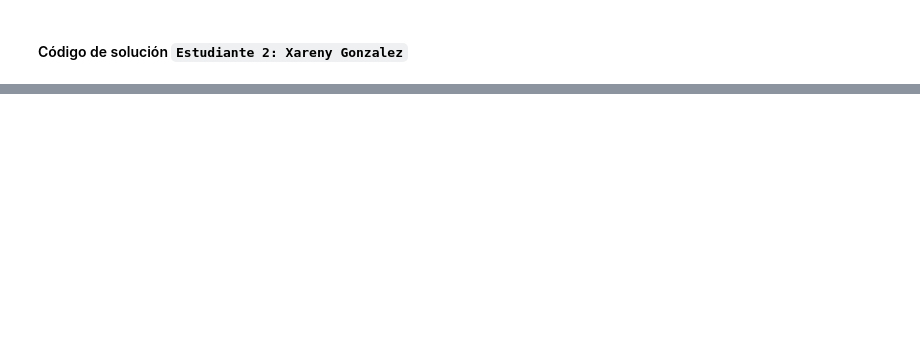
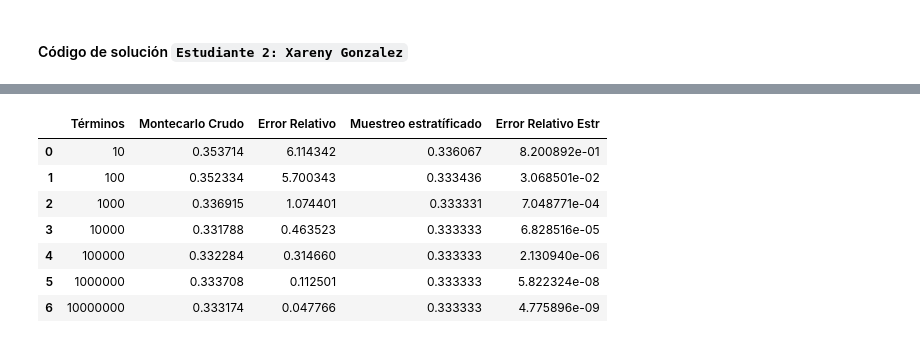
Before and after one commit to feramdor/Tarea7_Amador_Gonzalez, a Jupyter notebook: Tarea7.ipynb, the cells around one changed output, grey strips where cells are left out. Cells and saved outputs as stored; diff of their text form; code cells hidden in the pictures; blank space fills up the shorter version.

```diff
--- a/Tarea7.ipynb
+++ b/Tarea7.ipynb
@@ -95,0 +100,21 @@ df
+# %%
+def int_montecarlo(f:'Función a integrar',
+                   a:'Límite inferior de la integral',
+                   b:'Límite superior de la integral',
+                   U:'Muestra de números U~[a,b]'):
+    return (b-a)/len(U)*np.sum(f(U))
+# %%
+I = 1/3
+a = 0
+b = 1
+N = np.logspace(1, 7, 7, dtype = int)
+
+ui = list(map(lambda N: np.random.uniform(a, b, N), N))
+
+
+I_m = list(map(lambda Y: int_montecarlo(lambda x: x**2, a, b, Y), ui))
+
+resultados = pd.DataFrame(data = {'Términos': N,
+                                 'Montecarlo Crudo': I_m})
+resultados['Error Relativo'] = (np.abs(resultados.iloc[:,1] - I)*100) / I
+resultados
@@ -95,0 +130,25 @@ df
+# %%
+def int_estr(N: 'Número de estratos'):
+    '''
+    Esta función calcula la integral de la función x^2 para el número de estratos deseado.
+    '''
+    U2 = np.random.uniform(0, 1, N)
+    i = np.arange(0, N)
+    int_est = (U2 + i) / N
+    I_m = int_montecarlo(lambda x: x**2, a, b, int_est)
+    return I_m
+# %%
+int_estr_Ne = [int_estr(N[i]) for i in range(len(N))]
+
+resultados['Muestreo estratíficado'] = int_estr_Ne
+resultados['Error Relativo Estr'] = (np.abs(resultados.iloc[:,3] - I)*100) / I
+resultados
+# %% [output]
+|  | Términos | Montecarlo Crudo | Error Relativo | Muestreo estratíficado | Error Relativo Estr |
+| 0 | 10 | 0.353714 | 6.114342 | 0.336067 | 8.200892e-01 |
+| 1 | 100 | 0.352334 | 5.700343 | 0.333436 | 3.068501e-02 |
+| 2 | 1000 | 0.336915 | 1.074401 | 0.333331 | 7.048771e-04 |
+| 3 | 10000 | 0.331788 | 0.463523 | 0.333333 | 6.828516e-05 |
+| 4 | 100000 | 0.332284 | 0.314660 | 0.333333 | 2.130940e-06 |
+| 5 | 1000000 | 0.333708 | 0.112501 | 0.333333 | 5.822324e-08 |
+| 6 | 10000000 | 0.333174 | 0.047766 | 0.333333 | 4.775896e-09 |
```
Also changed, not shown: parts of 3 cells of this notebook.
